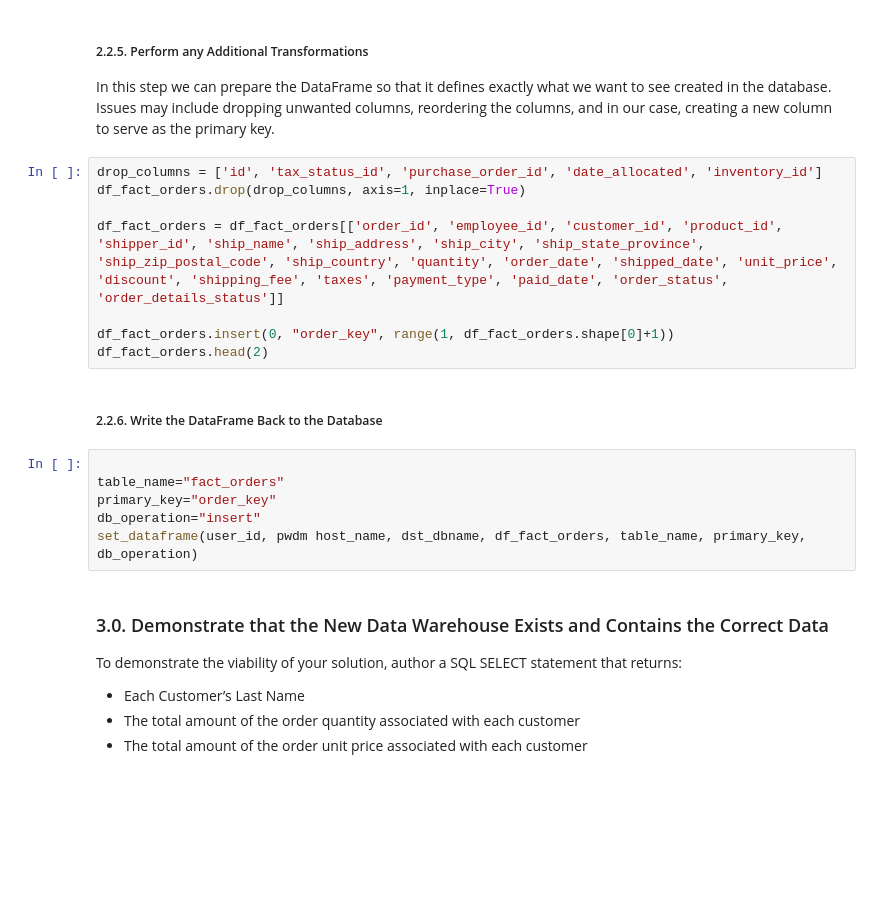
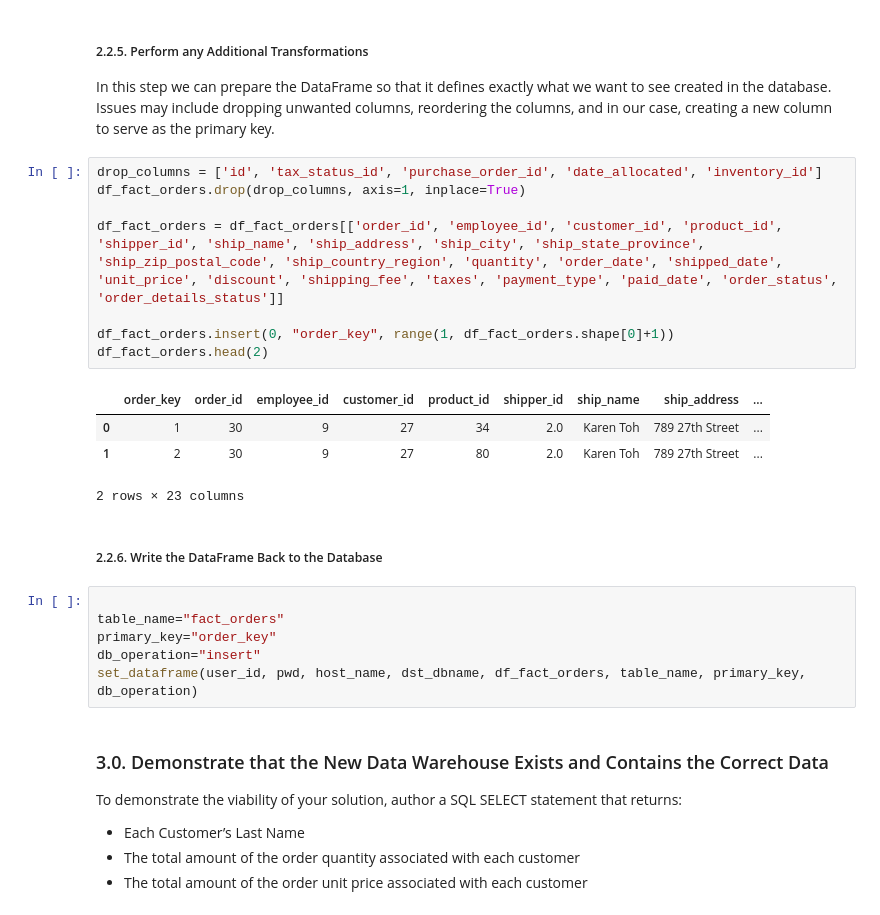
Before and after one commit to ran5tcw/DS-2002, a Jupyter notebook: Lab-03-Python-Extract-Transform-Load.ipynb, the cells around one changed output. Cells and saved outputs as stored; diff of their text form; blank space fills up the shorter version.

```diff
--- a/Lab-03-Python-Extract-Transform-Load.ipynb
+++ b/Lab-03-Python-Extract-Transform-Load.ipynb
@@ -212,11 +281,16 @@ In this step we can prepare the DataFrame so that it defines exactly what we wan
 # %%
 drop_columns = ['id', 'tax_status_id', 'purchase_order_id', 'date_allocated', 'inventory_id']
 df_fact_orders.drop(drop_columns, axis=1, inplace=True)
 
-df_fact_orders = df_fact_orders[['order_id', 'employee_id', 'customer_id', 'product_id', 'shipper_id', 'ship_name', 'ship_address', 'ship_city', 'ship_state_province', 'ship_zip_postal_code', 'ship_country', 'quantity', 'order_date', 'shipped_date', 'unit_price', 'discount', 'shipping_fee', 'taxes', 'payment_type', 'paid_date', 'order_status', 'order_details_status']]
+df_fact_orders = df_fact_orders[['order_id', 'employee_id', 'customer_id', 'product_id', 'shipper_id', 'ship_name', 'ship_address', 'ship_city', 'ship_state_province', 'ship_zip_postal_code', 'ship_country_region', 'quantity', 'order_date', 'shipped_date', 'unit_price', 'discount', 'shipping_fee', 'taxes', 'payment_type', 'paid_date', 'order_status', 'order_details_status']]
 
 df_fact_orders.insert(0, "order_key", range(1, df_fact_orders.shape[0]+1))
 df_fact_orders.head(2)
+# %% [output]
+|  | order_key | order_id | employee_id | customer_id | product_id | shipper_id | ship_name | ship_address | ... |
+| 0 | 1 | 30 | 9 | 27 | 34 | 2.0 | Karen Toh | 789 27th Street | ... |
+| 1 | 2 | 30 | 9 | 27 | 80 | 2.0 | Karen Toh | 789 27th Street | ... |
+2 rows × 23 columns
 # %% [markdown]
 ##### 2.2.6. Write the DataFrame Back to the Database
 # %%
@@ -224,7 +298,7 @@ df_fact_orders.head(2)
 table_name="fact_orders"
 primary_key="order_key"
 db_operation="insert"
-set_dataframe(user_id, pwdm host_name, dst_dbname, df_fact_orders, table_name, primary_key, db_operation)
+set_dataframe(user_id, pwd, host_name, dst_dbname, df_fact_orders, table_name, primary_key, db_operation)
 # %% [markdown]
 ### 3.0. Demonstrate that the New Data Warehouse Exists and Contains the Correct Data
 To demonstrate the viability of your solution, author a SQL SELECT statement that returns:
```
Also changed, not shown: parts of 12 cells of this notebook.
